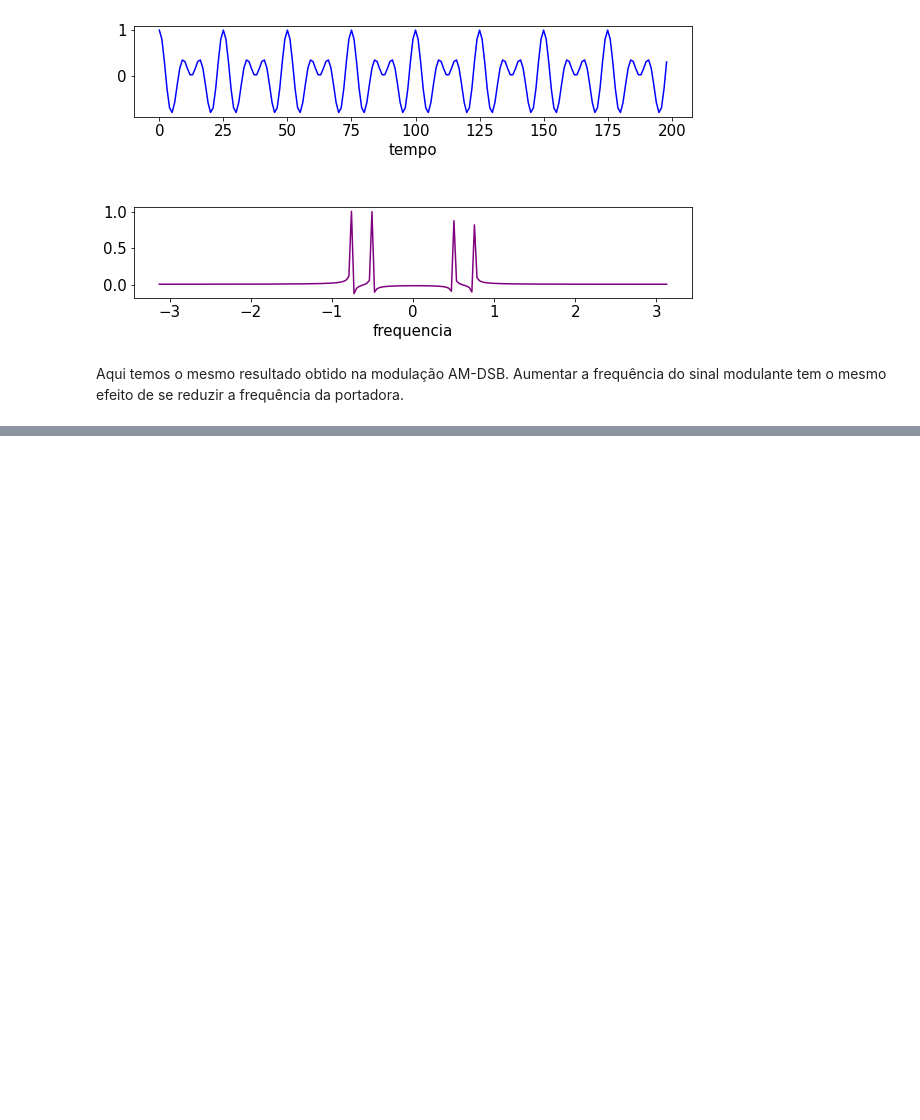
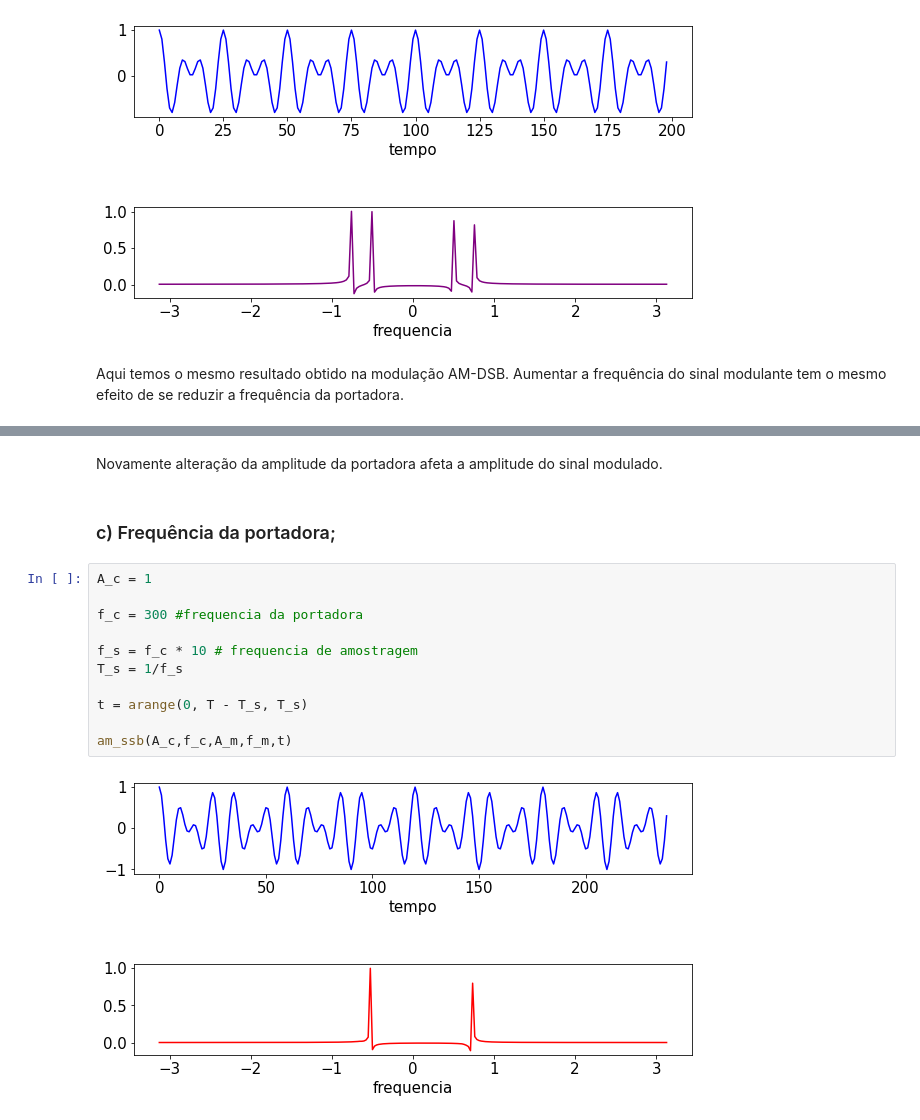
Before and after one commit to leogargitter/fundamentos-comunicacao, a Jupyter notebook: relatório 2.ipynb, the cells around one changed output, grey strips where cells are left out. Cells and saved outputs as stored; diff of their text form; blank space fills up the shorter version.

```diff
--- a/relatório 2.ipynb
+++ b/relatório 2.ipynb
@@ -326,0 +417,17 @@ Aqui temos o mesmo resultado obtido na modulação AM-DSB. Aumentar a frequênci
+# %% [markdown]
+Novamente alteração da amplitude da portadora afeta a amplitude do sinal modulado.
+# %% [markdown]
+### c) Frequência da portadora;
+# %%
+A_c = 1
+
+f_c = 300 #frequencia da portadora
+
+f_s = f_c * 10 # frequencia de amostragem
+T_s = 1/f_s
+
+t = arange(0, T - T_s, T_s)
+
+am_ssb(A_c,f_c,A_m,f_m,t)
+# %% [output]
+[figure, added]
```
Also changed, not shown: parts of 17 cells of this notebook, 1 other file.
